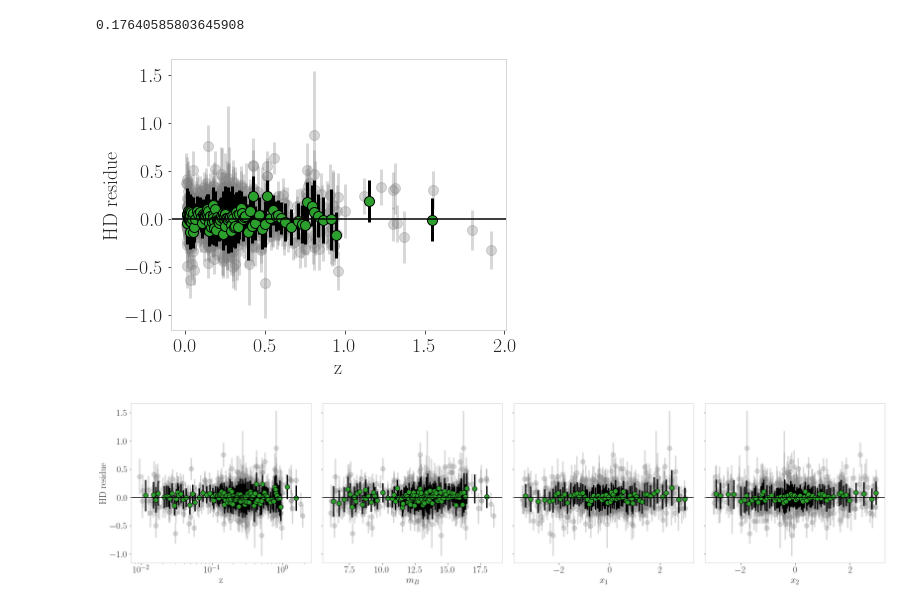
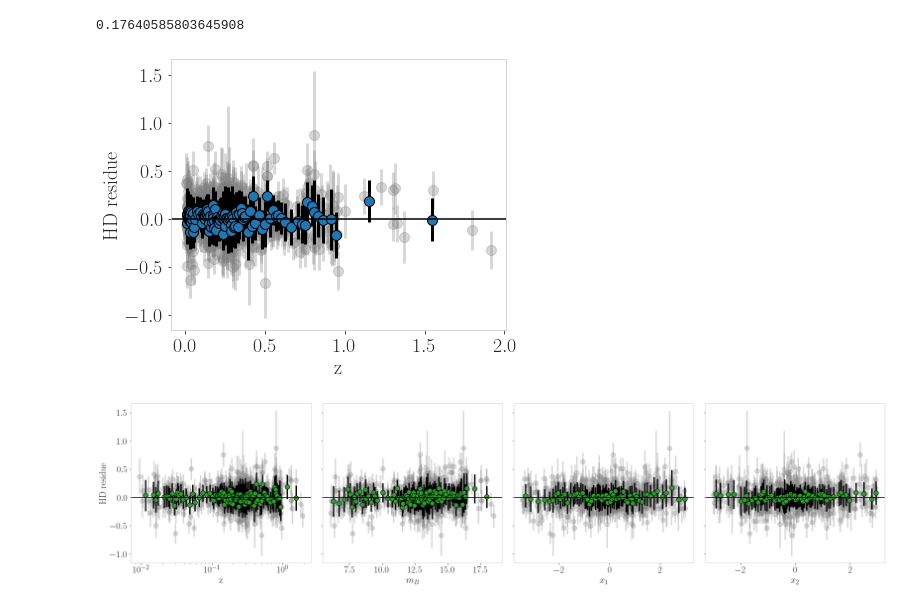
Before and after one commit to CassiaNascimento/PETS_model_for_SN_Ia_LC_fitting, a Jupyter notebook: fitting_pantheon/pca fit results/Cosmology_plots_PCA.ipynb, the cells around one changed output. Cells and saved outputs as stored; diff of their text form; code cells hidden in the pictures.

```diff
--- a/fitting_pantheon/pca fit results/Cosmology_plots_PCA.ipynb
+++ b/fitting_pantheon/pca fit results/Cosmology_plots_PCA.ipynb
@@ -232,26 +232,26 @@ data_exp_w_res=pd.concat((data_exp,df_w_res),axis=1)
 # %%
 fig=plt.figure(figsize=(6,5))
 
 data_z_sorted=data_exp_w_res.sort_values("z").reset_index(drop=True)
 bins_z=[]
 bins_res=[]
 bins_err_res=[]
 i=0
 while i <len(data_z_sorted):
     bins_z.append(np.mean(data_z_sorted["z"][i:i+6]))
     bins_res.append(np.mean(data_z_sorted["residue"][i:i+6]))
     bins_err_res.append(np.mean(data_z_sorted["mu_err_exp"][i:i+6]))
     i+=6
 
 plt.errorbar(data_z_sorted["z"],data_z_sorted["residue"],yerr=np.sqrt(data_z_sorted["mu_err_exp"]),ls="none",marker='o',markersize=10,color="C7",zorder=0,elinewidth=3,alpha=0.3)
-plt.errorbar(bins_z,bins_res,yerr=np.sqrt(bins_err_res),marker='o',ls='none',markersize=10,color="black",zorder=1,mec = 'black', mfc = 'C2',elinewidth=3)
+plt.errorbar(bins_z,bins_res,yerr=np.sqrt(bins_err_res),marker='o',ls='none',markersize=10,color="black",zorder=1,mec = 'black', mfc = 'C0',elinewidth=3)
 #plt.plot(bins_z,bins_res,marker='o',ls='none',markersize=3,color="black",zorder=1)
 plt.axhline(y = 0., color = 'black', linestyle = '-')
 #plt.errorbar(data_exp["z"],mu_exp-mu(Om,Ol,M,red=data_exp["z"]),yerr=np.sqrt(muerr_exp),ls="none",marker='o',markersize=3,color="#35b779")
 plt.xlabel("z")
 plt.ylabel("HD residue");
 # %% [output]
-[figure, old version]
+[figure, new version]
 # %%
 data_mB_sorted=data_exp_w_res.sort_values("mB").reset_index(drop=True)
 bins_mB=[]
```
Also changed, not shown: parts of 4 cells of this notebook.
